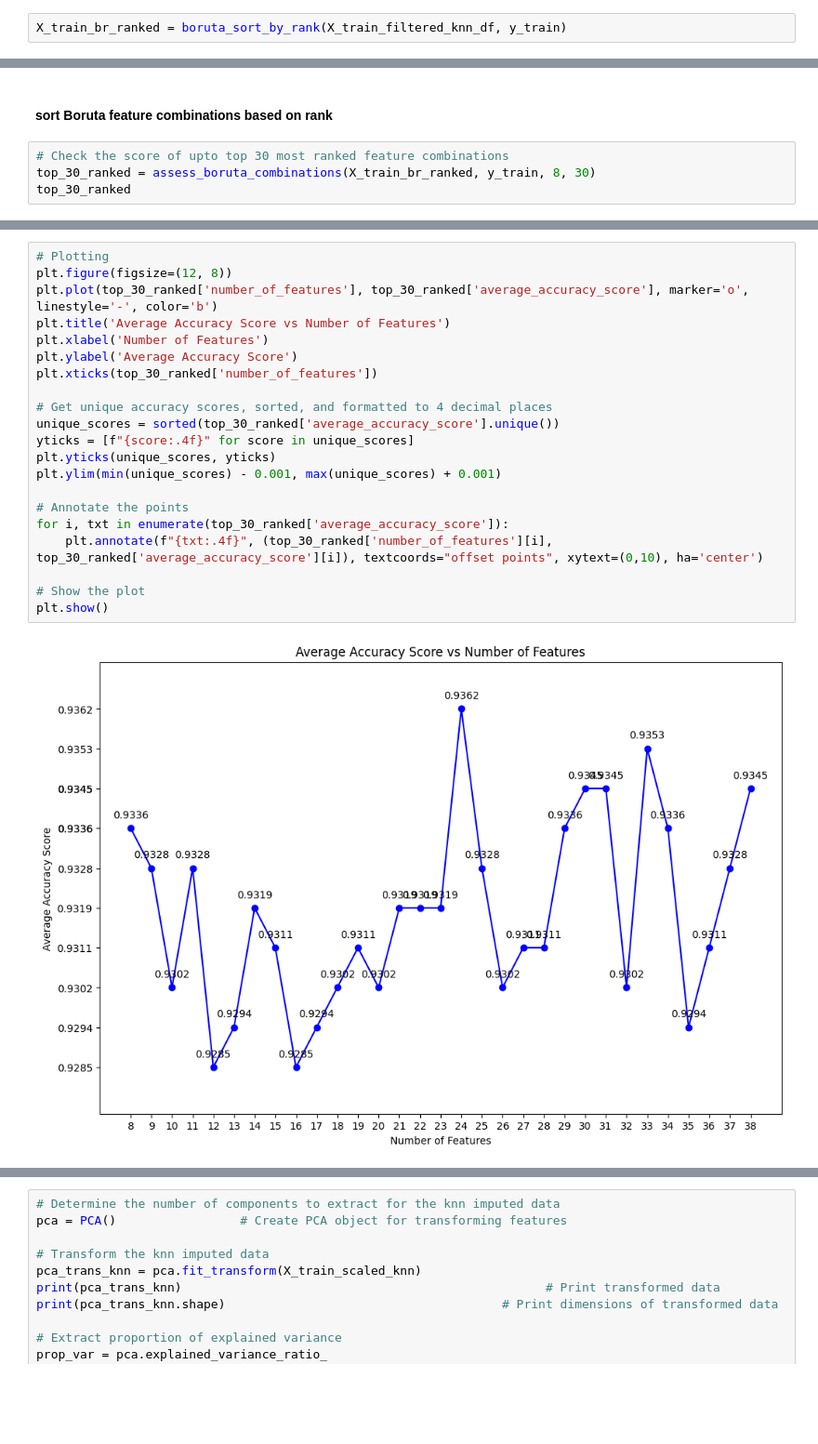
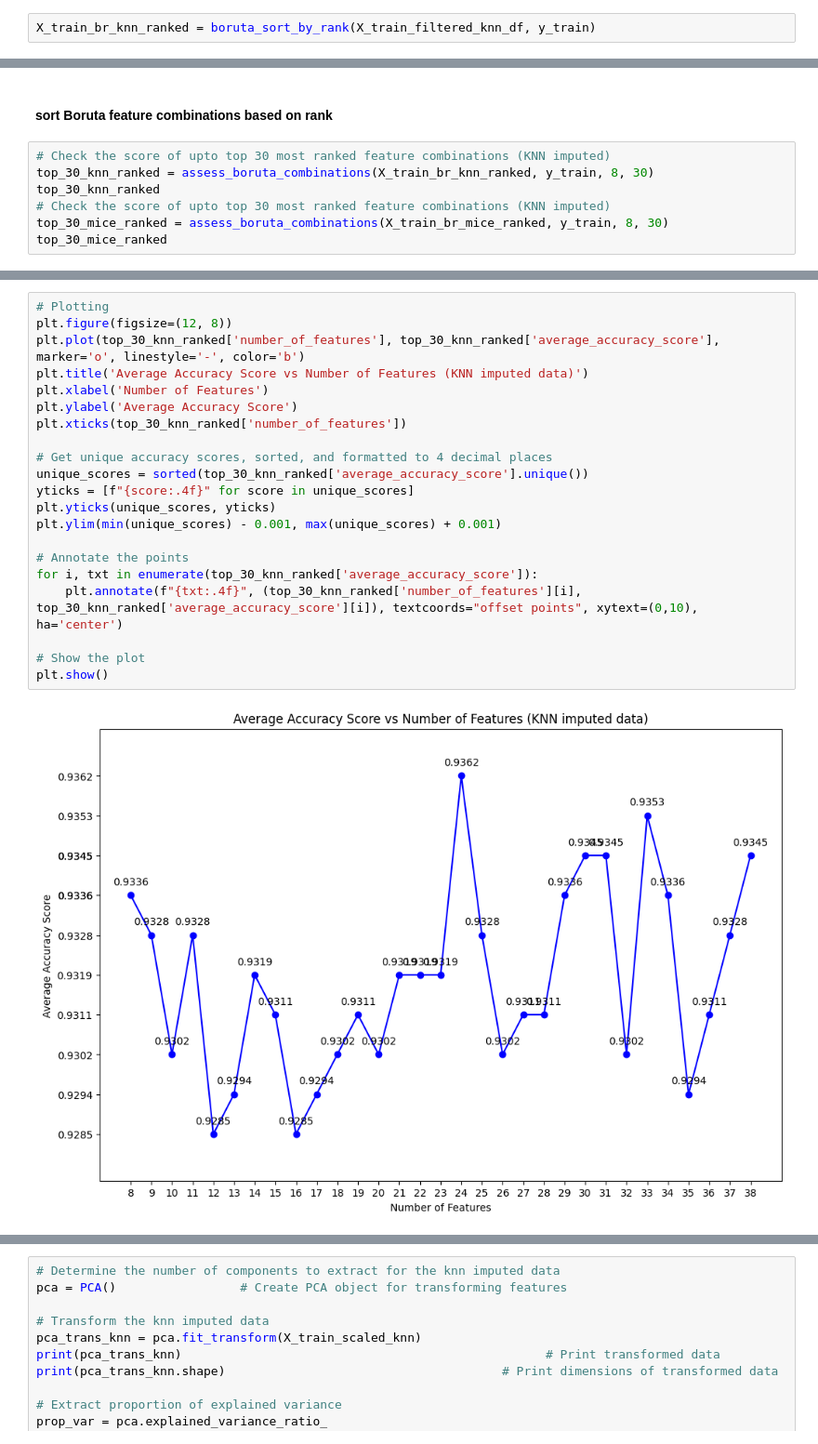
Before and after one commit to HayateSato/SECOM_Project, a Jupyter notebook: secom_file_draft_Majeed_Code2.ipynb, the cells around one changed output, grey strips where cells are left out. Shown at 93% size. Saved outputs shown, nothing was run; the diff lists cells and outputs as text; blank space fills up the shorter version.

```diff
--- a/secom_file_draft_Majeed_Code2.ipynb
+++ b/secom_file_draft_Majeed_Code2.ipynb
@@ -976,5 +990,5 @@ X_train_filtered_mice_df= pd.DataFrame(X_train_scaled_mice, columns=X_train_df2.
 # %%
-X_train_br_ranked = boruta_sort_by_rank(X_train_filtered_knn_df, y_train)
+X_train_br_knn_ranked = boruta_sort_by_rank(X_train_filtered_knn_df, y_train)
 # %% [output]
 Iteration:      1 / 100
 Confirmed:      0
@@ -1024,8 +1060,11 @@ def assess_boruta_combinations(X_train, y_train, n, m):
 # %% [markdown]
 #### sort Boruta feature combinations based on rank
 # %%
-# Check the score of upto top 30 most ranked feature combinations
-top_30_ranked = assess_boruta_combinations(X_train_br_ranked, y_train, 8, 30)
-top_30_ranked
+# Check the score of upto top 30 most ranked feature combinations (KNN imputed)
+top_30_knn_ranked = assess_boruta_combinations(X_train_br_knn_ranked, y_train, 8, 30)
+top_30_knn_ranked
+# Check the score of upto top 30 most ranked feature combinations (KNN imputed)
+top_30_mice_ranked = assess_boruta_combinations(X_train_br_mice_ranked, y_train, 8, 30)
+top_30_mice_ranked
 # %% [output]
 |  | number_of_features | average_accuracy_score |
@@ -1050,25 +1089,25 @@ top_30_ranked
 # %%
 # Plotting
 plt.figure(figsize=(12, 8))
-plt.plot(top_30_ranked['number_of_features'], top_30_ranked['average_accuracy_score'], marker='o', linestyle='-', color='b')
-plt.title('Average Accuracy Score vs Number of Features')
+plt.plot(top_30_knn_ranked['number_of_features'], top_30_knn_ranked['average_accuracy_score'], marker='o', linestyle='-', color='b')
+plt.title('Average Accuracy Score vs Number of Features (KNN imputed data)')
 plt.xlabel('Number of Features')
 plt.ylabel('Average Accuracy Score')
-plt.xticks(top_30_ranked['number_of_features'])
+plt.xticks(top_30_knn_ranked['number_of_features'])
 
 # Get unique accuracy scores, sorted, and formatted to 4 decimal places
-unique_scores = sorted(top_30_ranked['average_accuracy_score'].unique())
+unique_scores = sorted(top_30_knn_ranked['average_accuracy_score'].unique())
 yticks = [f"{score:.4f}" for score in unique_scores]
 plt.yticks(unique_scores, yticks)
 plt.ylim(min(unique_scores) - 0.001, max(unique_scores) + 0.001)
 
 # Annotate the points
-for i, txt in enumerate(top_30_ranked['average_accuracy_score']):
-    plt.annotate(f"{txt:.4f}", (top_30_ranked['number_of_features'][i], top_30_ranked['average_accuracy_score'][i]), textcoords="offset points", xytext=(0,10), ha='center')
+for i, txt in enumerate(top_30_knn_ranked['average_accuracy_score']):
+    plt.annotate(f"{txt:.4f}", (top_30_knn_ranked['number_of_features'][i], top_30_knn_ranked['average_accuracy_score'][i]), textcoords="offset points", xytext=(0,10), ha='center')
 
 # Show the plot
 plt.show()
 # %% [output]
-[figure, old version]
+[figure, new version]
 # %%
 # Sort features combinations according to average accuracy scores
```
Also changed, not shown: parts of 80 cells of this notebook.
